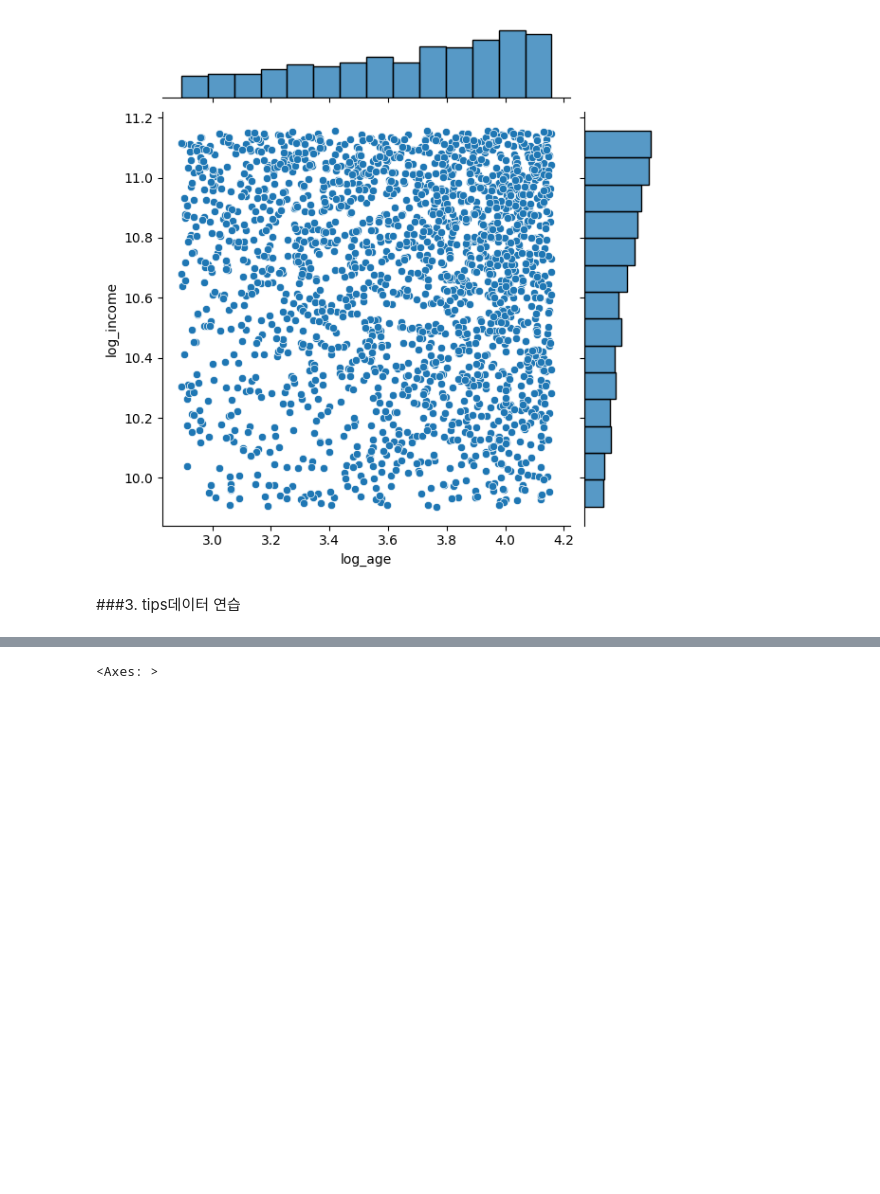
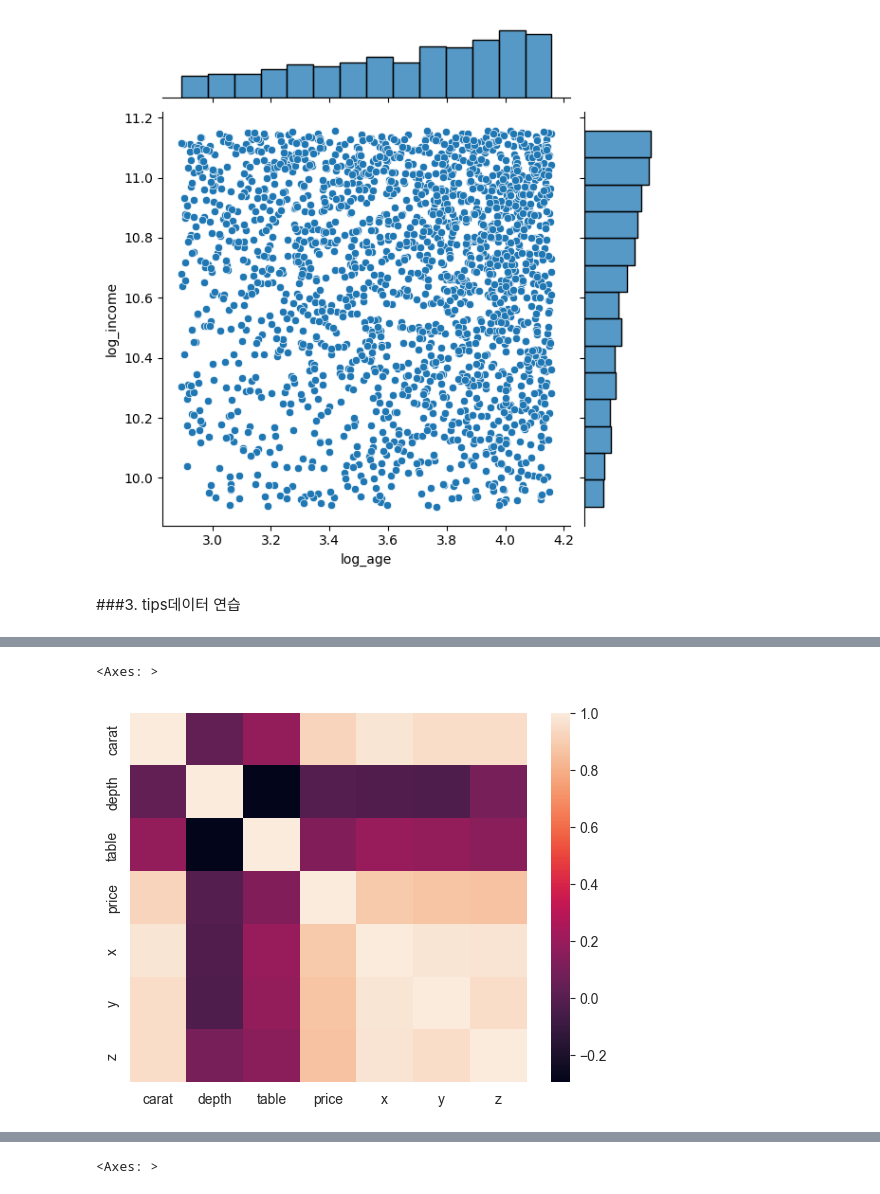
Before and after one commit to dmlcksghd/financialEngineering, a Jupyter notebook: 1회차/1일차/SHFE_202412_1_1.ipynb, the cells around one changed output, grey strips where cells are left out. Drawn from its saved outputs; the diff is of its cells as text; code cells hidden in the pictures; blank space fills up the shorter version.

```diff
--- a/1회차/1일차/SHFE_202412_1_1.ipynb
+++ b/1회차/1일차/SHFE_202412_1_1.ipynb
@@ -1329,0 +1367,5 @@ tips.head()
+# %%
+sns.heatmap(diamond.select_dtypes(include="number").corr())
+# %% [output]
+<Axes: >
+[figure, added]
```
Also changed, not shown: parts of 5 cells of this notebook.
